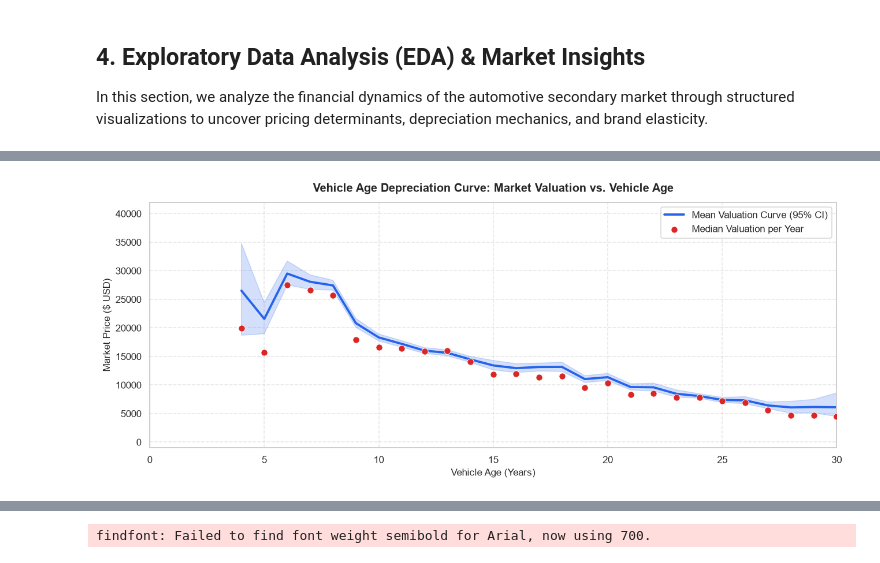
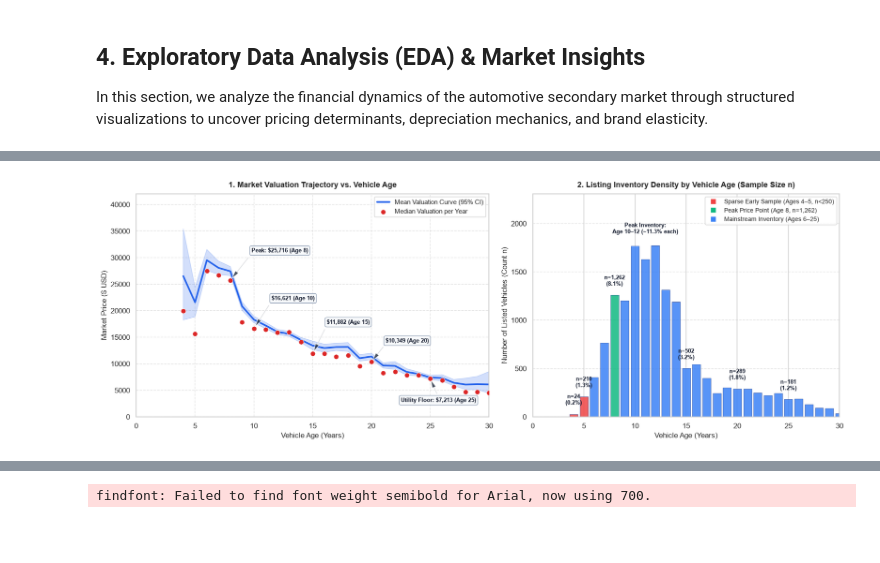
Before and after one commit to jaluprayoga/car_price_prediction, a Jupyter notebook: car_price_prediction.ipynb, the cells around one changed output, grey strips where cells are left out. Drawn from its saved outputs; the diff is of its cells as text; code cells hidden in the pictures; blank space fills up the shorter version.

Commit message:
docs: update README documentation and expand car price prediction notebook insights

```diff
--- a/car_price_prediction.ipynb
+++ b/car_price_prediction.ipynb
@@ -415,22 +423,84 @@ plt.show()
   </p>
 </div>
 # %%
-# EDA Figure 2: Vehicle Age Depreciation Mechanics
-plt.figure(figsize=(12, 5))
+# EDA Figure 2: Vehicle Age Dynamics (Market Valuation vs. Listing Inventory Density)
+fig, axes = plt.subplots(1, 2, figsize=(16, 5.8), gridspec_kw={'width_ratios': [1.15, 1]})
+
+# --- SUBPLOT 1: Valuation Curve ---
 age_summary = df_clean.groupby('Car age')['Price'].median().reset_index()
 
-sns.lineplot(data=df_clean, x='Car age', y='Price', color='#2563EB', errorbar=('ci', 95), linewidth=2.5, label='Mean Valuation Curve (95% CI)')
-sns.scatterplot(data=age_summary, x='Car age', y='Price', color='#DC2626', s=55, zorder=5, label='Median Valuation per Year')
+sns.lineplot(data=df_clean, x='Car age', y='Price', color='#2563EB', errorbar=('ci', 95), linewidth=2.5, label='Mean Valuation Curve (95% CI)', ax=axes[0])
+sns.scatterplot(data=age_summary, x='Car age', y='Price', color='#DC2626', s=55, zorder=5, label='Median Valuation per Year', ax=axes[0])
 
-plt.title("Vehicle Age Depreciation Curve: Market Valuation vs. Vehicle Age", fontsize=13, fontweight='bold', pad=12)
-plt.xlabel("Vehicle Age (Years)", fontsize=11)
-plt.ylabel("Market Price ($ USD)", fontsize=11)
-plt.xlim(0, 30)
-plt.grid(True, linestyle='--', alpha=0.5)
-plt.legend(frameon=True)
+milestones = [
+    (8, 25716, "Peak: $25,716 (Age 8)", (9.8, 31000)),
+    (10, 16621, "$16,621 (Age 10)", (11.5, 22000)),
+    (15, 11882, "$11,882 (Age 15)", (16.2, 17500)),
+    (20, 10349, "$10,349 (Age 20)", (21.2, 14000)),
+    (25, 7213, "Utility Floor: $7,213 (Age 25)", (22.5, 2800)),
+]
+
+for age, price, label, text_pos in milestones:
+    axes[0].annotate(
+        label,
+        xy=(age, price),
+        xytext=text_pos,
+        arrowprops=dict(facecolor='#1E293B', shrink=0.08, width=1, headwidth=6, alpha=0.8),
+        fontsize=8.8,
+        fontweight='bold',
+        color='#0F172A',
+        bbox=dict(boxstyle="round,pad=0.3", fc="#F8FAFC", ec="#94A3B8", lw=1, alpha=0.95)
+    )
+
+axes[0].set_title("1. Market Valuation Trajectory vs. Vehicle Age", fontsize=12, fontweight='bold', pad=10)
+axes[0].set_xlabel("Vehicle Age (Years)", fontsize=11)
+axes[0].set_ylabel("Market Price ($ USD)", fontsize=11)
+axes[0].set_xlim(0, 30)
+axes[0].set_ylim(0, 42000)
+axes[0].grid(True, linestyle='--', alpha=0.5)
+axes[0].legend(frameon=True, loc='upper right', fontsize=9.5)
+
+# --- SUBPLOT 2: Listing Volume / Count per Vehicle Age ---
+age_counts = df_clean['Car age'].value_counts().sort_index()
+age_counts_30 = age_counts[age_counts.index <= 30]
+
+colors = ['#EF4444' if a in [4, 5] else ('#10B981' if a == 8 else '#3B82F6') for a in age_counts_30.index]
+axes[1].bar(age_counts_30.index, age_counts_30.values, color=colors, edgecolor='#1E3A8A', linewidth=0.5, alpha=0.85)
+
+axes[1].set_title("2. Listing Inventory Density by Vehicle Age (Sample Size n)", fontsize=12, fontweight='bold', pad=10)
+axes[1].set_xlabel("Vehicle Age (Years)", fontsize=11)
+axes[1].set_ylabel("Number of Listed Vehicles (Count n)", fontsize=11)
+axes[1].set_xlim(0, 30)
+axes[1].set_ylim(0, age_counts_30.max() * 1.30)
+axes[1].grid(True, axis='y', linestyle='--', alpha=0.5)
+
+# Explicit sample size callouts
+annot_configs = [
+    (4, 50, "n=24\n(0.2%)"),
+    (5, 230, "n=210\n(1.3%)"),
+    (8, 1280, "n=1,262\n(8.1%)"),
+    (11, 1820, "Peak Inventory:\nAge 10–12 (~11.3% each)"),
+    (15, 520, "n=502\n(3.2%)"),
+    (20, 310, "n=289\n(1.8%)"),
+    (25, 200, "n=181\n(1.2%)"),
+]
+
+for a, y_pos, text_val in annot_configs:
+    axes[1].text(
+        a, y_pos + 60, text_val,
+        ha='center', va='bottom',
+        fontsize=8.2, fontweight='bold',
+        color='#0F172A'
+    )
+
+axes[1].plot([], [], 's', color='#EF4444', label='Sparse Early Sample (Ages 4–5, n<250)')
+axes[1].plot([], [], 's', color='#10B981', label='Peak Price Point (Age 8, n=1,262)')
+axes[1].plot([], [], 's', color='#3B82F6', label='Mainstream Inventory (Ages 6–25)')
+axes[1].legend(frameon=True, loc='upper right', fontsize=9)
+
 plt.tight_layout()
 plt.show()
 # %% [output]
-[figure, old version]
+[figure, new version]
 # %% [markdown]
 <div style="background-color: #F8FAFC; border-left: 4px solid #0D9488; padding: 14px 18px; border-radius: 4px; margin: 12px 0 24px 0; font-family: 'Segoe UI', sans-serif;">
```
Also changed, not shown: parts of 17 cells of this notebook, 1 other file.
